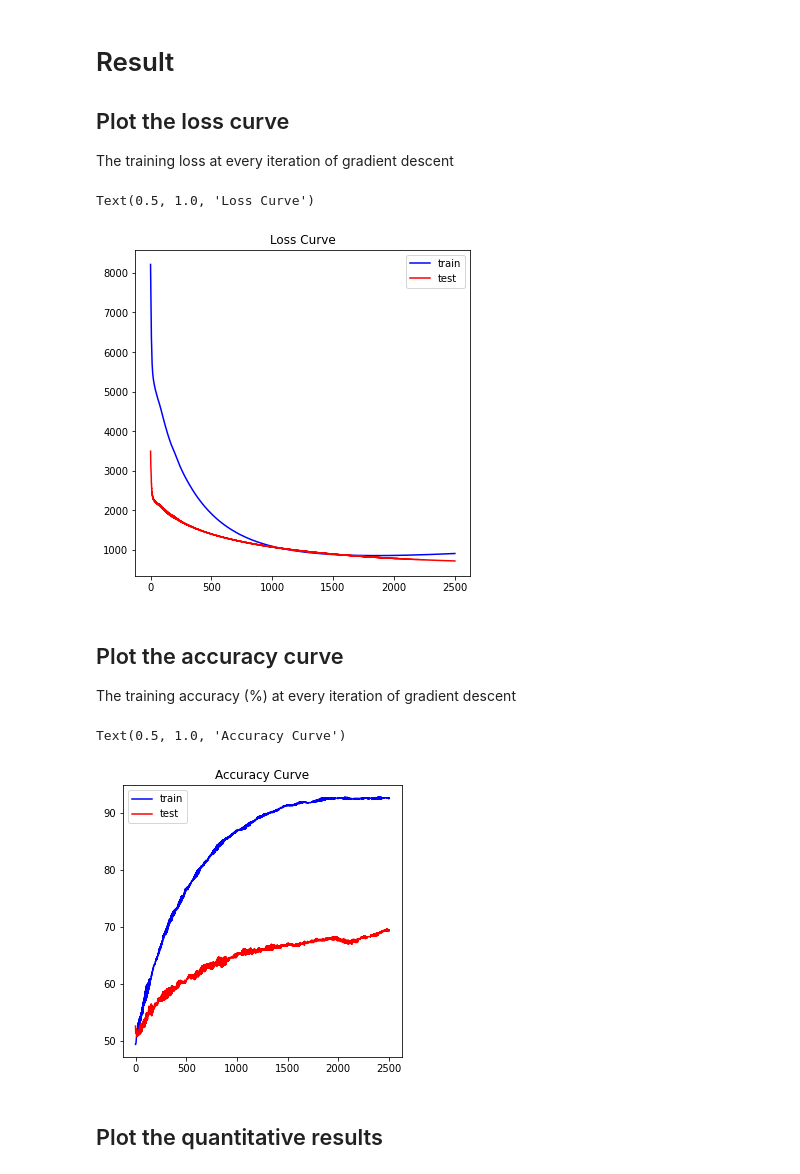
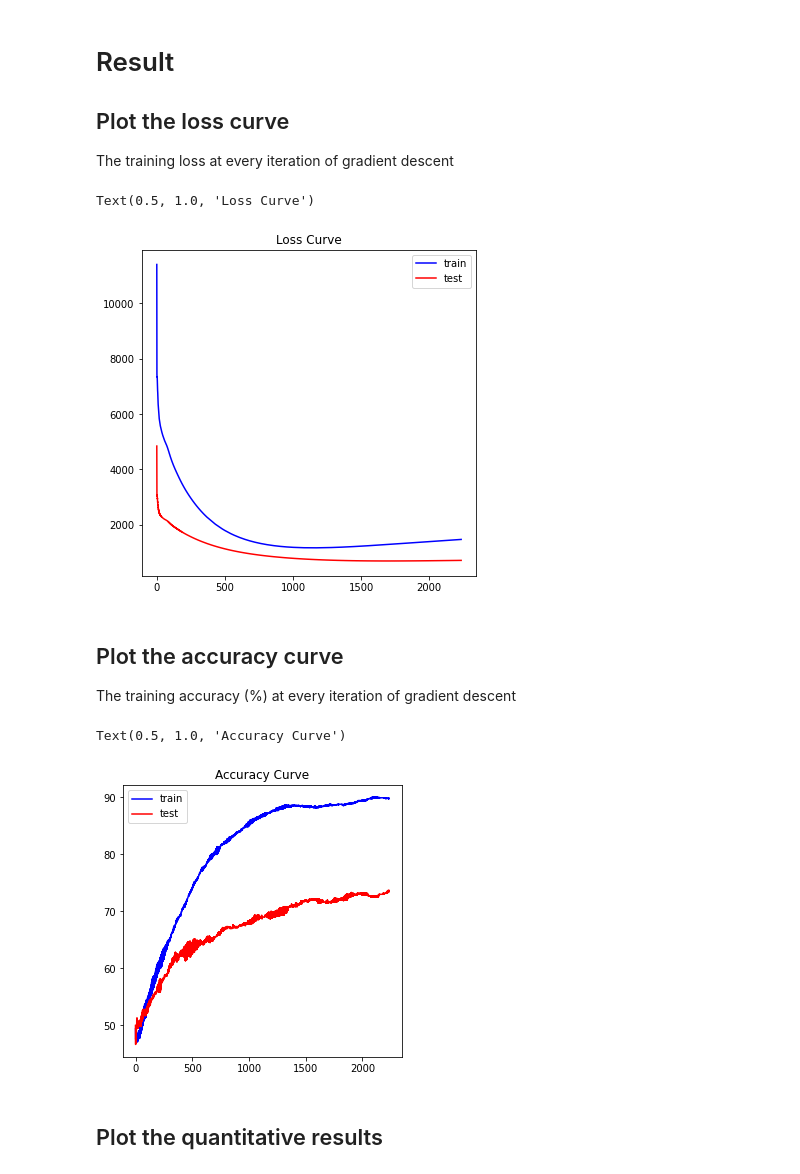
Before and after one commit to fxnnxc/class-MachineLearning, a Jupyter notebook: Assignment11.ipynb, the cells around one changed output. Saved outputs shown, nothing was run; the diff lists cells and outputs as text; code cells hidden in the pictures.

```diff
--- a/Assignment11.ipynb
+++ b/Assignment11.ipynb
@@ -218,7 +218,7 @@ class classifier():
 
         # learing rate
         self.lr =  0.03
-        self.lamb = 1e-2
+        self.lamb = 2e-2
 
 
     def forward(self, x):  # To predict right, worng answer and to calculate loss and accuracy
@@ -301,7 +301,7 @@ clf = classifier()
 # %%
 # Training
 
-COUNT = 500
+COUNT = 2200
 
 for k in range(0, COUNT+1):
 
@@ -324,14 +324,14 @@ The training loss at every iteration of gradient descent
 # %%
 import matplotlib.pyplot as plt
 
 plt.figure(figsize=(6,6))
-plt.plot(clf.loss_train, color='b')
-plt.plot(clf.loss_test,  color='r')
+plt.plot(clf.loss_train[:2236], color='b')
+plt.plot(clf.loss_test[:2236],  color='r')
 plt.legend(['train', 'test'])
 plt.title('Loss Curve')
 # %% [output]
 Text(0.5, 1.0, 'Loss Curve')
-[figure, old version]
+[figure, new version]
 # %% [markdown]
 ## Plot the accuracy curve
 
@@ -344,7 +344,7 @@ plt.legend(['train', 'test'])
 plt.title('Accuracy Curve')
 # %% [output]
 Text(0.5, 1.0, 'Accuracy Curve')
-[figure, old version]
+[figure, new version]
 # %% [markdown]
 ## Plot the quantitative results
 # %%
```
Also changed, not shown: parts of 1 cell of this notebook.
